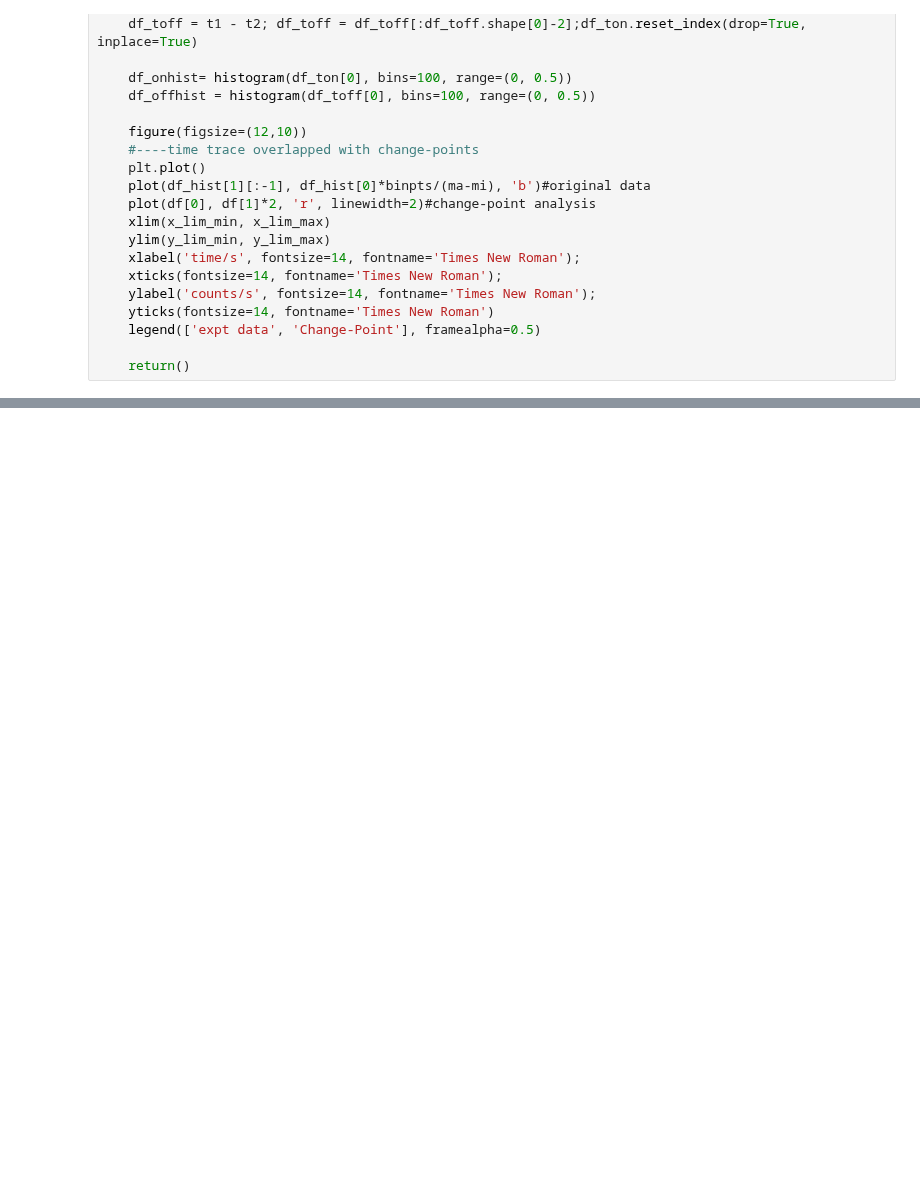
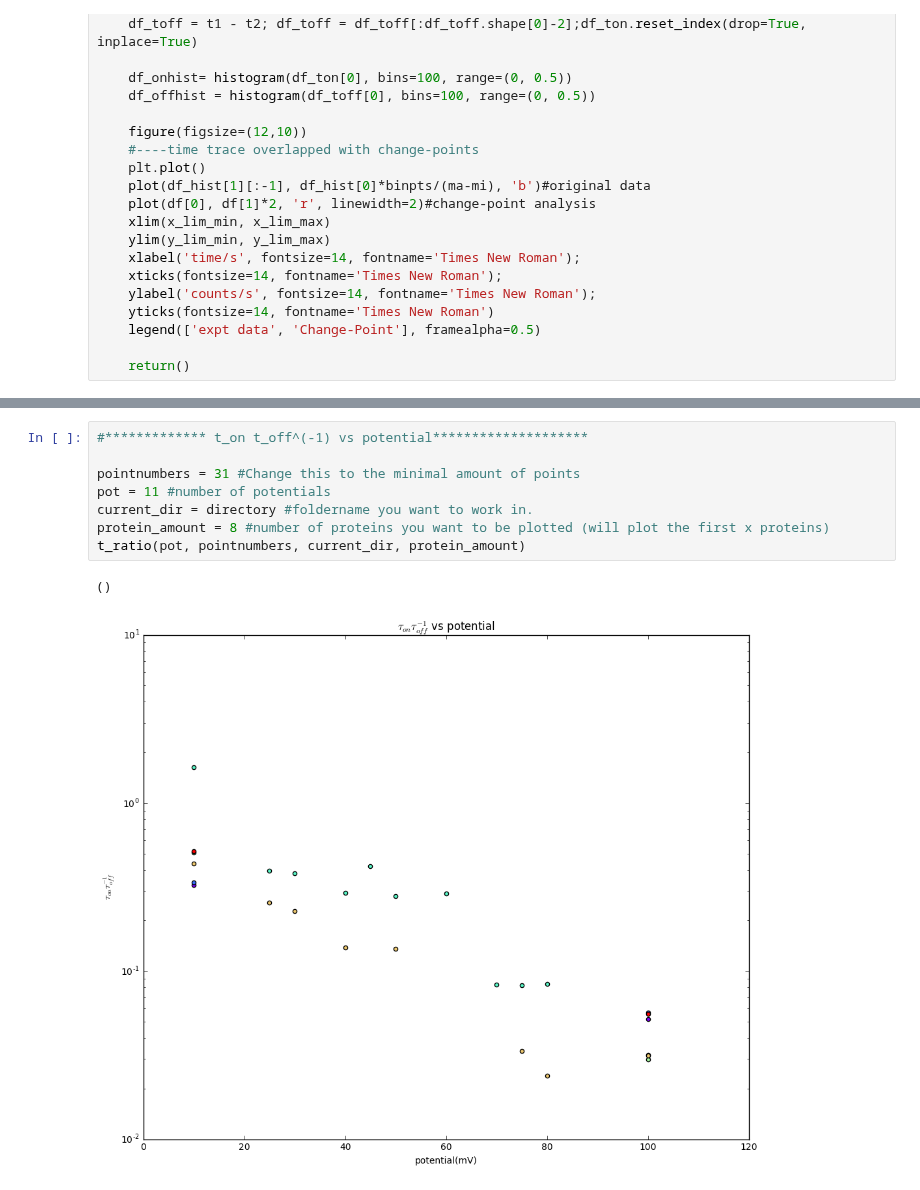
Before and after one commit to biswajitSM/Azurin_SM_repo, a Jupyter notebook: Analysis/S104d21Feb17_60.5_635_A2_CuAzu655.ipynb, the cells around one changed output, grey strips where cells are left out. Drawn from its saved outputs; the diff is of its cells as text; blank space fills up the shorter version.

Commit message:
Making new ipynb notebook for each day or folder and including changes of py files

```diff
--- a/Analysis/Sebby_analysis_V7.ipynb
+++ b/Analysis/S104d21Feb17_60.5_635_A2_CuAzu655.ipynb
@@ -137 +142,12 @@ time_trace_plot(file1, file2, x_lim_min, x_lim_max, y_lim_min, y_lim_max)
 [figure]
+# %%
+#************* t_on t_off^(-1) vs potential********************
+
+pointnumbers = 31 #Change this to the minimal amount of points
+pot = 11 #number of potentials
+current_dir = directory #foldername you want to work in.
+protein_amount = 8 #number of proteins you want to be plotted (will plot the first x proteins)
+t_ratio(pot, pointnumbers, current_dir, protein_amount)
+# %% [output]
+()
+[figure, added]
```
Also changed, not shown: parts of 2 cells of this notebook, 7 other files.
